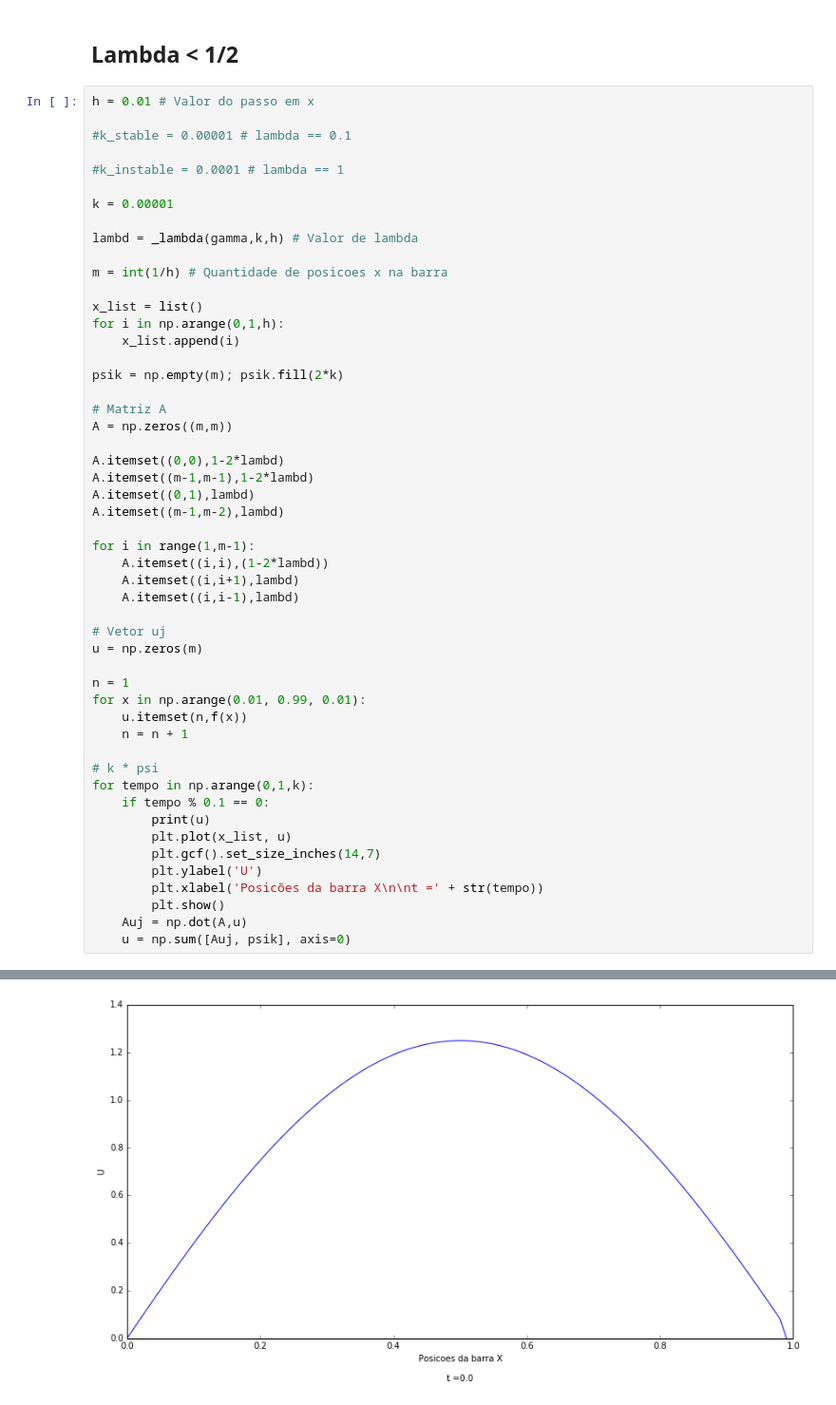
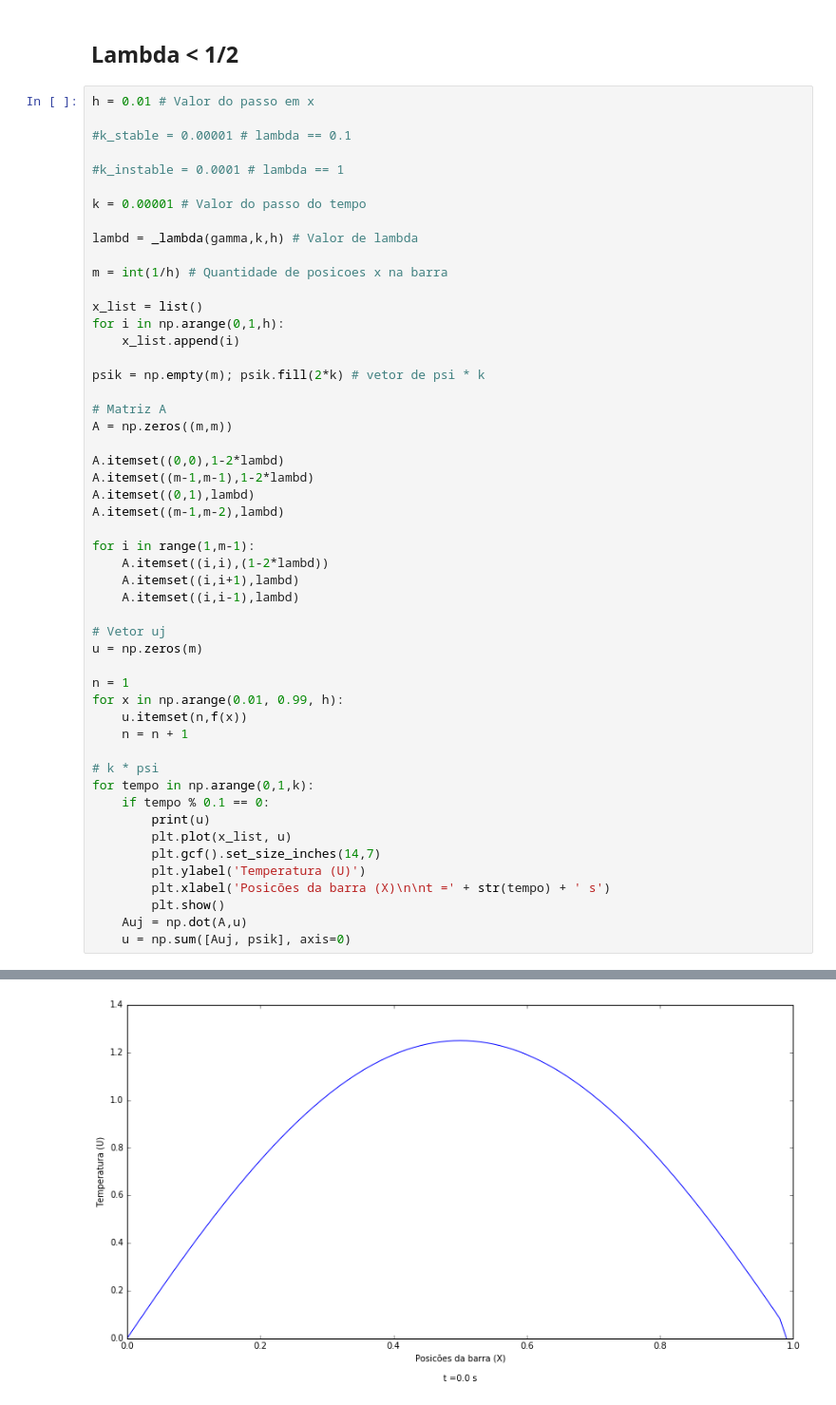
Before and after one commit to faciolihenrique/ms211, a Jupyter notebook: proj2.ipynb, the cells around one changed output, grey strips where cells are left out. Shown: that part at 95% size. Cells and saved outputs as stored; diff of their text form.

```diff
--- a/proj2.ipynb
+++ b/proj2.ipynb
@@ -31,7 +31,7 @@ h = 0.01 # Valor do passo em x
 
 #k_instable = 0.0001 # lambda == 1
 
-k = 0.00001
+k = 0.00001 # Valor do passo do tempo
 
 lambd = _lambda(gamma,k,h) # Valor de lambda
 
@@ -41,7 +41,7 @@ x_list = list()
 for i in np.arange(0,1,h):
     x_list.append(i)
 
-psik = np.empty(m); psik.fill(2*k)
+psik = np.empty(m); psik.fill(2*k) # vetor de psi * k
 
 # Matriz A
 A = np.zeros((m,m))
@@ -60,40 +60,40 @@ for i in range(1,m-1):
 u = np.zeros(m)
 
 n = 1
-for x in np.arange(0.01, 0.99, 0.01):
+for x in np.arange(0.01, 0.99, h):
     u.itemset(n,f(x))
     n = n + 1
 
 # k * psi
 for tempo in np.arange(0,1,k):
     if tempo % 0.1 == 0:
         print(u)
         plt.plot(x_list, u)
         plt.gcf().set_size_inches(14,7)
-        plt.ylabel('U')
-        plt.xlabel('Posicões da barra X\n\nt =' + str(tempo))
+        plt.ylabel('Temperatura (U)')
+        plt.xlabel('Posicões da barra (X)\n\nt =' + str(tempo) + ' s')
         plt.show()
     Auj = np.dot(A,u)
     u = np.sum([Auj, psik], axis=0)
 # %% [output]
 [ 0.          0.04131076  0.08239052  0.12320831  0.16373323  0.20393447
   0.24378131  0.28324324  0.32228989  0.36089111  0.39901699  0.43663792
   0.47372455  0.51024789  0.54617929  0.5814905   0.61615367  0.65014142
   0.68342679  0.71598338  0.74778525  0.77880705  0.80902399  0.83841187
   0.86694711  0.89460678  0.92136863  0.94721107  0.97211324  0.99605501
   1.01901699  1.04098057  1.06192793  1.08184203  1.10070668  1.11850652
   1.13522705  1.15085463  1.16537649  1.17878077  1.19105652  1.20219369
   1.21218316  1.22101676  1.22868725  1.23518834  1.2405147   1.24466196
   1.24762673  1.24940656  1.25        1.24940656  1.24762673  1.24466196
   1.2405147   1.23518834  1.22868725  1.22101676  1.21218316  1.20219369
   1.19105652  1.17878077  1.16537649  1.15085463  1.13522705  1.11850652
   1.10070668  1.08184203  1.06192793  1.04098057  1.01901699  0.99605501
   0.97211324  0.94721107  0.92136863  0.89460678  0.86694711  0.83841187
   0.80902399  0.77880705  0.74778525  0.71598338  0.68342679  0.65014142
   0.61615367  0.5814905   0.54617929  0.51024789  0.47372455  0.43663792
   0.39901699  0.36089111  0.32228989  0.28324324  0.24378131  0.20393447
   0.16373323  0.12320831  0.08239052  0.        ]
-[figure, old version]
+[figure, new version]
 [ 0.02166048  0.04310975  0.06433659  0.08532982  0.10607829  0.12657089
   0.14679655  0.16674428  0.18640317  0.20576237  0.22481114  0.24353884
   0.26193494  0.27998906  0.29769091  0.31503039  0.33199752  0.3485825
```
Also changed, not shown: parts of 2 cells of this notebook.
